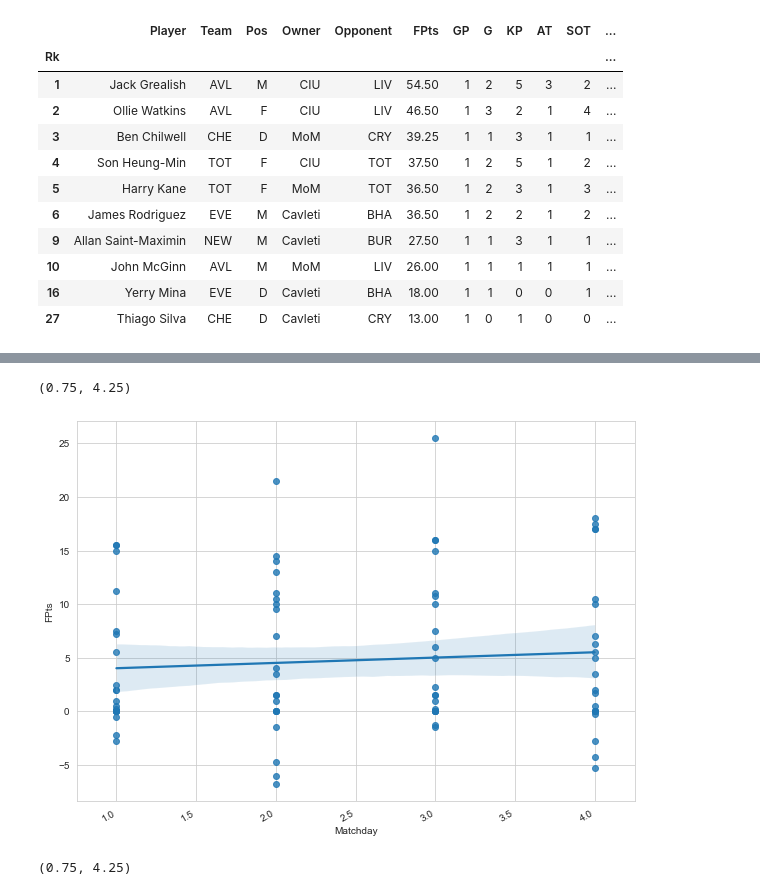
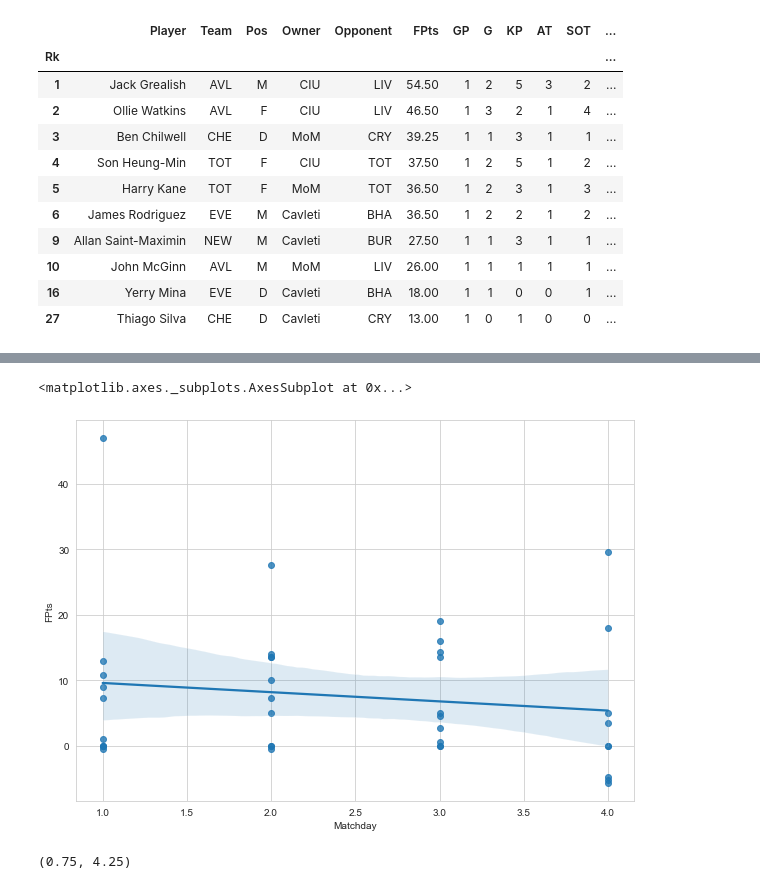
Before and after one commit to AlfonsoGhislieri/Fantasy-Football-Analytics, a Jupyter notebook: EPL Fantrax.ipynb, the cells around one changed output, grey strips where cells are left out. Saved outputs shown, nothing was run; the diff lists cells and outputs as text; code cells hidden in the pictures.

```diff
--- a/EPL Fantrax.ipynb
+++ b/EPL Fantrax.ipynb
@@ -138,14 +169,11 @@ plot = sns.regplot(x= df_Player_Analysis['Matchday'] , y= df_Player_Analysis['FP
-# %%
-df_Team_Analysis = df_appended_OUT[(df_appended_OUT['Owner'] == 'LEEDS')]
-sns.set_style('whitegrid')
-
-fig, ax = plt.subplots()
-fig.set_size_inches(10,7)
-plt.setp(ax.get_xticklabels(), rotation=30, horizontalalignment='right')
-plt.xlim(0.75, df_appended_OUT['Matchday'].iloc[-1]+0.25)
-plot = sns.regplot(x= df_Team_Analysis['Matchday'] , y= df_Team_Analysis['FPts'], scatter=True)
-plt.xlim(0.75, df_appended_OUT['Matchday'].iloc[-1]+0.25)
-# %% [output]
-(0.75, 4.25)
-[figure, removed]
+# %%
+# Linear regression graph with scatter plots (Points scored by individual players on the team) tracking the
+# the performance of one Team in the Premier League across different matchdays.
+df_Team_Analysis = df_appended_OUT[(df_appended_OUT['Team'] == 'LIV')] #Liverpool being analysed below
+
+fig, ax = plt.subplots(figsize=(10,7))
+sns.regplot(x= df_Team_Analysis['Matchday'] , y= df_Team_Analysis['FPts'], scatter=True)
+# %% [output]
+<matplotlib.axes._subplots.AxesSubplot at 0x...>
+[figure, added]
 # %%
```
Also changed, not shown: parts of 32 cells of this notebook.
